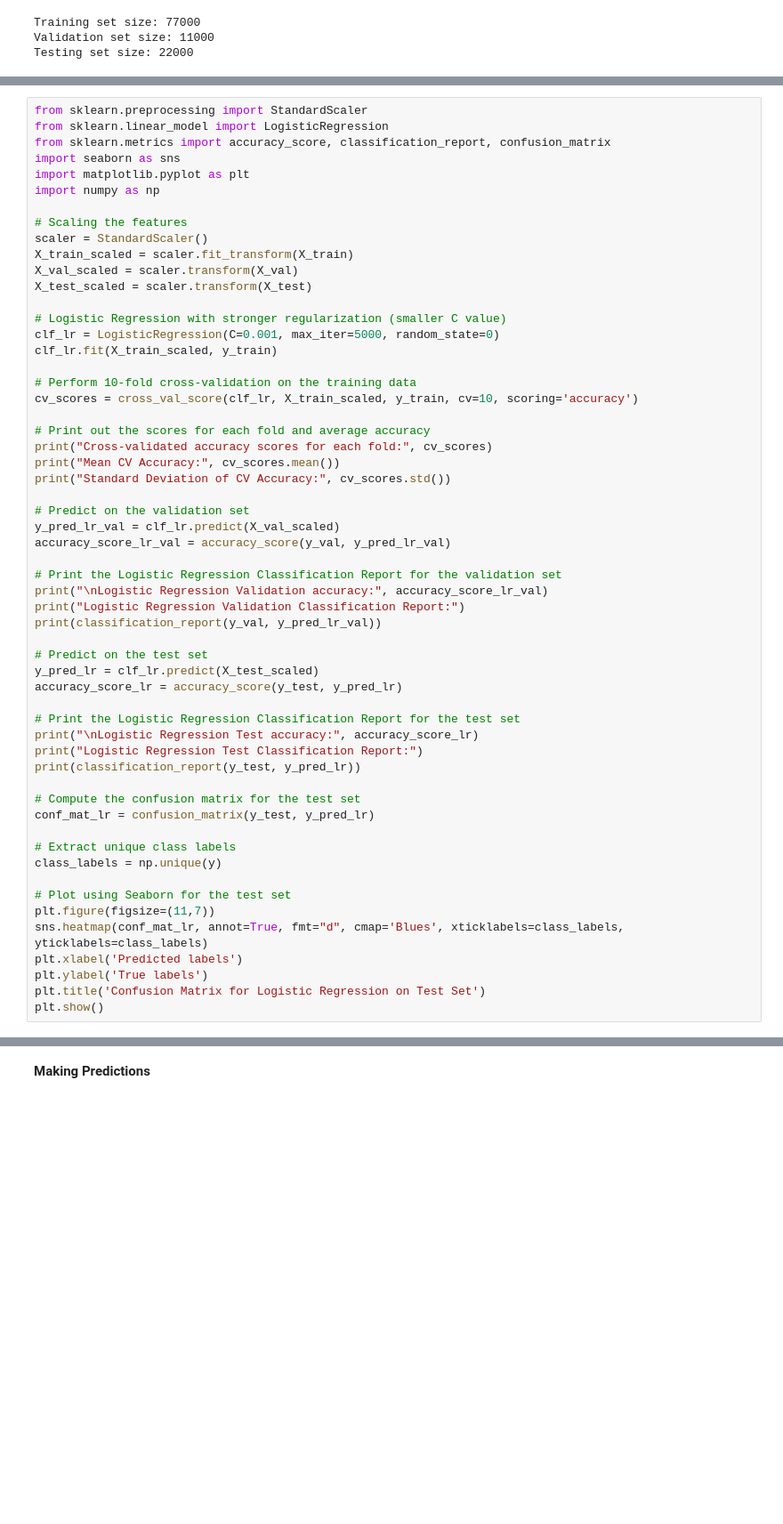
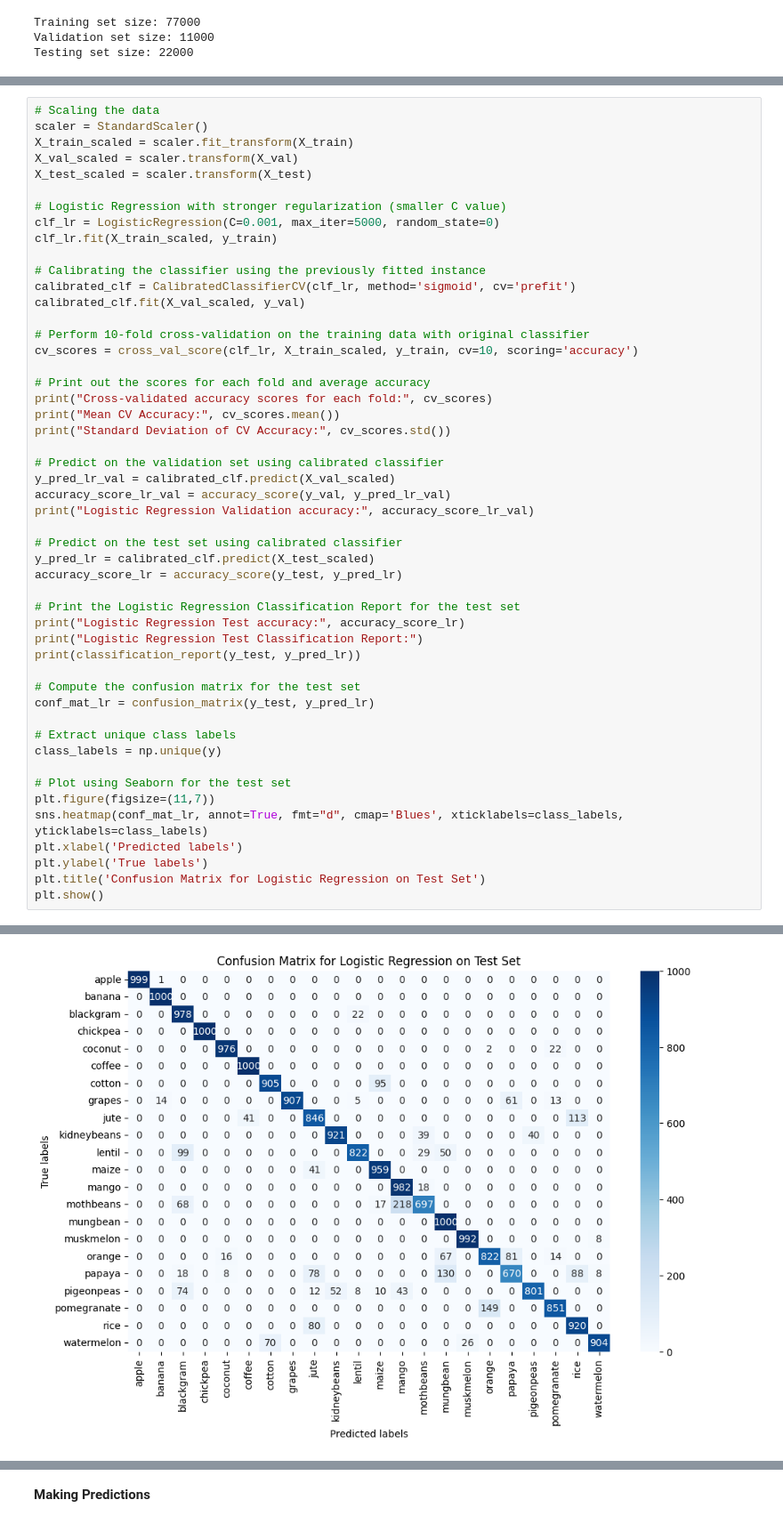
Before and after one commit to qasmendoza/crop-recommendation, a Jupyter notebook: Crops.ipynb, the cells around one changed output, grey strips where cells are left out. Shown at 89% size. Saved outputs shown, nothing was run; the diff lists cells and outputs as text; blank space fills up the shorter version.

```diff
--- a/Crops.ipynb
+++ b/Crops.ipynb
@@ -312,12 +304,5 @@ weighted avg       0.98      0.98      0.98     22000
 # %%
-from sklearn.preprocessing import StandardScaler
-from sklearn.linear_model import LogisticRegression
-from sklearn.metrics import accuracy_score, classification_report, confusion_matrix
-import seaborn as sns
-import matplotlib.pyplot as plt
-import numpy as np
-
-# Scaling the features
+# Scaling the data
 scaler = StandardScaler()
 X_train_scaled = scaler.fit_transform(X_train)
 X_val_scaled = scaler.transform(X_val)
@@ -327,7 +312,11 @@ X_test_scaled = scaler.transform(X_test)
 clf_lr = LogisticRegression(C=0.001, max_iter=5000, random_state=0)
 clf_lr.fit(X_train_scaled, y_train)
 
-# Perform 10-fold cross-validation on the training data
+# Calibrating the classifier using the previously fitted instance
+calibrated_clf = CalibratedClassifierCV(clf_lr, method='sigmoid', cv='prefit')
+calibrated_clf.fit(X_val_scaled, y_val)
+
+# Perform 10-fold cross-validation on the training data with original classifier
 cv_scores = cross_val_score(clf_lr, X_train_scaled, y_train, cv=10, scoring='accuracy')
 
 # Print out the scores for each fold and average accuracy
@@ -335,21 +324,17 @@ print("Cross-validated accuracy scores for each fold:", cv_scores)
 print("Mean CV Accuracy:", cv_scores.mean())
 print("Standard Deviation of CV Accuracy:", cv_scores.std())
 
-# Predict on the validation set
-y_pred_lr_val = clf_lr.predict(X_val_scaled)
+# Predict on the validation set using calibrated classifier
+y_pred_lr_val = calibrated_clf.predict(X_val_scaled)
 accuracy_score_lr_val = accuracy_score(y_val, y_pred_lr_val)
+print("Logistic Regression Validation accuracy:", accuracy_score_lr_val)
 
-# Print the Logistic Regression Classification Report for the validation set
-print("\nLogistic Regression Validation accuracy:", accuracy_score_lr_val)
-print("Logistic Regression Validation Classification Report:")
-print(classification_report(y_val, y_pred_lr_val))
-
-# Predict on the test set
-y_pred_lr = clf_lr.predict(X_test_scaled)
+# Predict on the test set using calibrated classifier
+y_pred_lr = calibrated_clf.predict(X_test_scaled)
 accuracy_score_lr = accuracy_score(y_test, y_pred_lr)
 
 # Print the Logistic Regression Classification Report for the test set
-print("\nLogistic Regression Test accuracy:", accuracy_score_lr)
+print("Logistic Regression Test accuracy:", accuracy_score_lr)
 print("Logistic Regression Test Classification Report:")
 print(classification_report(y_test, y_pred_lr))
 
@@ -366,3 +351,4 @@ plt.xlabel('Predicted labels')
 plt.ylabel('True labels')
 plt.title('Confusion Matrix for Logistic Regression on Test Set')
 plt.show()
+# %% [output]
@@ -369,3 +372,4 @@ plt.show()
+[figure, added]
 # %%
 # Convert string labels to integers
 le = LabelEncoder()
```
Also changed, not shown: parts of 8 cells of this notebook.
